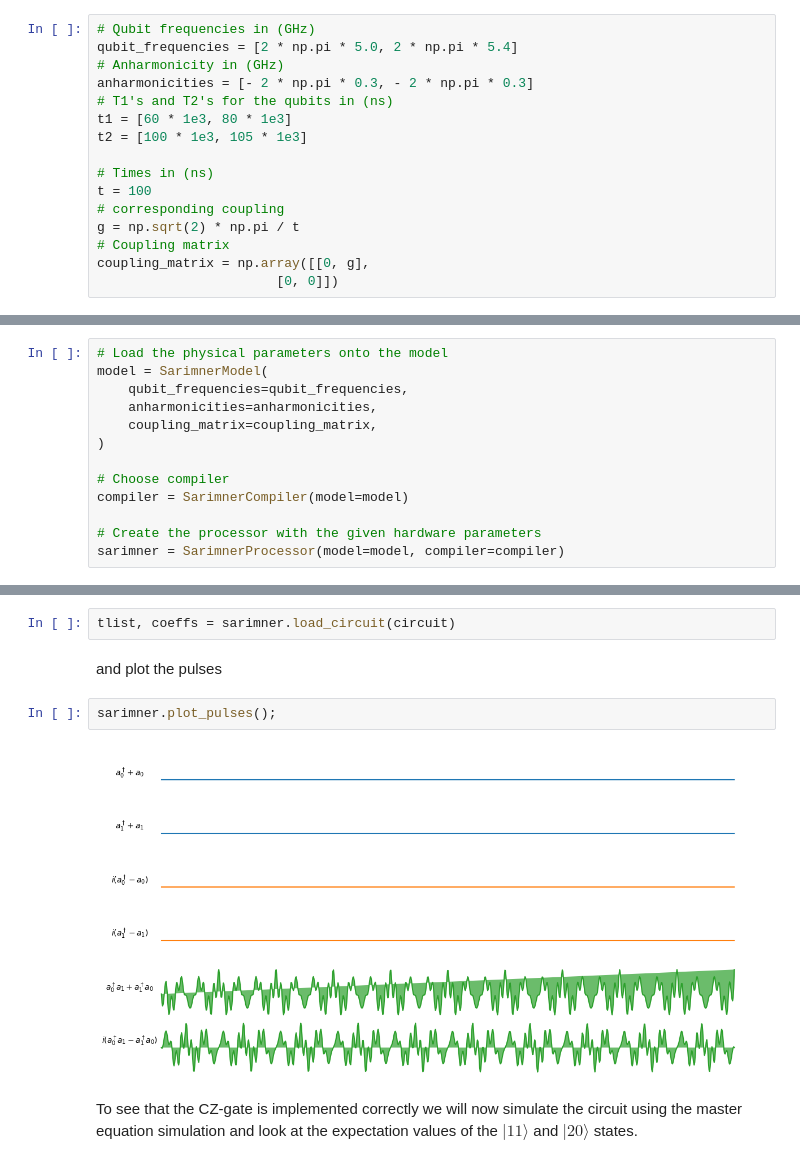
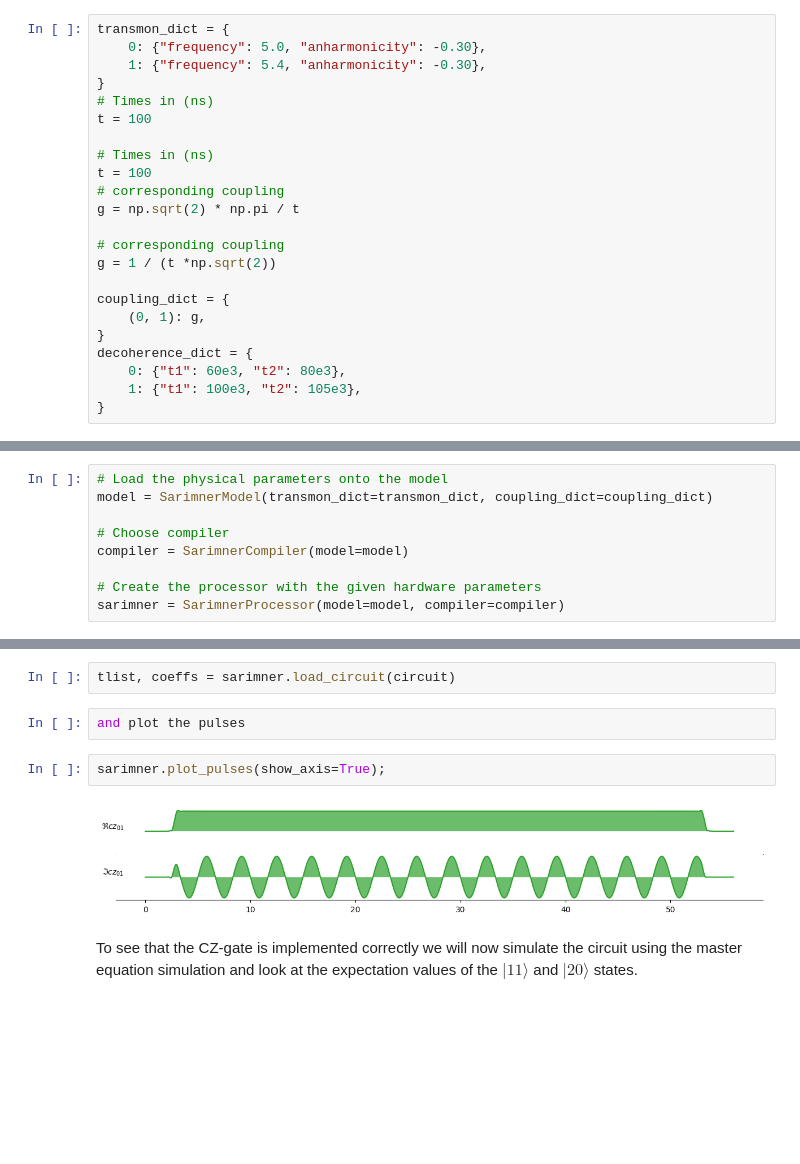
Before and after one commit to aqp-mc2-chalmers/chalmers-qubit, a Jupyter notebook: examples/quantum_gates.ipynb, the cells around one changed output, grey strips where cells are left out. Cells and saved outputs as stored; diff of their text form; blank space fills up the shorter version.

```diff
--- a/examples/quantum_gates.ipynb
+++ b/examples/quantum_gates.ipynb
@@ -90,28 +90,31 @@ Just as before we start by defining our hardware parameters. Additionally we nee
 # %%
-# Qubit frequencies in (GHz)
-qubit_frequencies = [2 * np.pi * 5.0, 2 * np.pi * 5.4]
-# Anharmonicity in (GHz)
-anharmonicities = [- 2 * np.pi * 0.3, - 2 * np.pi * 0.3]
-# T1's and T2's for the qubits in (ns)
-t1 = [60 * 1e3, 80 * 1e3]
-t2 = [100 * 1e3, 105 * 1e3]
+transmon_dict = {
+    0: {"frequency": 5.0, "anharmonicity": -0.30},
+    1: {"frequency": 5.4, "anharmonicity": -0.30},
+}
+# Times in (ns)
+t = 100
 
 # Times in (ns)
 t = 100
 # corresponding coupling
 g = np.sqrt(2) * np.pi / t
-# Coupling matrix
-coupling_matrix = np.array([[0, g],
-                       [0, 0]])
+
+# corresponding coupling
+g = 1 / (t *np.sqrt(2))
+
+coupling_dict = {
+    (0, 1): g,
+}
+decoherence_dict = {
+    0: {"t1": 60e3, "t2": 80e3},
+    1: {"t1": 100e3, "t2": 105e3},
+}
 # %% [markdown]
 and load them onto our model
 # %%
 # Load the physical parameters onto the model
-model = SarimnerModel(
-    qubit_frequencies=qubit_frequencies,
-    anharmonicities=anharmonicities,
-    coupling_matrix=coupling_matrix,
-)
+model = SarimnerModel(transmon_dict=transmon_dict, coupling_dict=coupling_dict)
 
 # Choose compiler
 compiler = SarimnerCompiler(model=model)
@@ -122,12 +125,12 @@ sarimner = SarimnerProcessor(model=model, compiler=compiler)
 then we can compile the circuit onto our processor
 # %%
 tlist, coeffs = sarimner.load_circuit(circuit)
-# %% [markdown]
-and plot the pulses
+# %%
+and plot the pulses
 # %%
-sarimner.plot_pulses();
+sarimner.plot_pulses(show_axis=True);
 # %% [output]
-[figure, old version]
+[figure, new version]
 # %% [markdown]
 To see that the CZ-gate is implemented correctly we will now simulate the circuit using the master equation simulation and look at the expectation values of the $|11\rangle$ and $|20\rangle$ states.
 # %%
```
Also changed, not shown: parts of 18 cells of this notebook, 1 other file.
